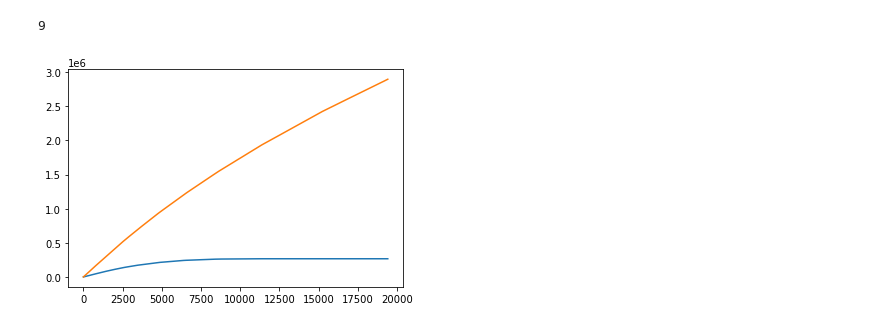
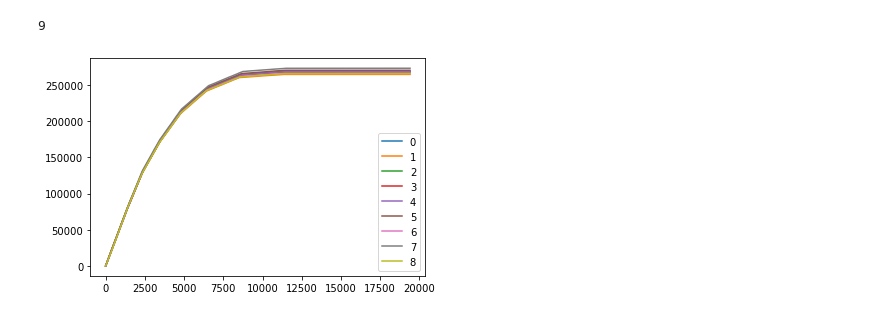
Before and after one commit to wzjzzz/bandit, a Jupyter notebook: bandit-main_v2/bandit-bmo_code.ipynb, the cells around one changed output. Saved outputs shown, nothing was run; the diff lists cells and outputs as text; code cells hidden in the pictures.

```diff
--- a/bandit-main_v2/bandit-bmo_code.ipynb
+++ b/bandit-main_v2/bandit-bmo_code.ipynb
@@ -386,14 +375,3 @@ for j in range(len(rewards)):
 
     regrets_bmoz.append( regret_tmp )
     delta_regrets_bmoz.append( delta_regret_tmp )
-# %%
-data_delta = np.cumsum( delta_regrets_bmoz[0] )
-data = np.cumsum(regrets_bmoz[0])
-plt.plot( data_delta )
-plt.plot(data)
-plt.show()
-np.savetxt('bmo_zooming_delta.csv',data_delta)
-# plt.plot( np.cumsum( regrets_bmoz[0] ) )
-np.savetxt('bmo_zooming.csv', data)
-# %% [output]
-[figure, removed]
@@ -409 +378,17 @@ np.savetxt('bmo_zooming.csv', data)
+# %%
+# for i in range(dummy):
+#     data_delta = np.cumsum( regrets_bmoz[i] )
+#     data = np.cumsum(regrets_bmoz[i])
+#     plt.plot( data_delta, label='{}'.format(i) )
+# plt.legend()
+# plt.show()
+
+for i in range(dummy):
+    data_delta = np.cumsum( delta_regrets_bmoz[i] )
+    data = np.cumsum(regrets_bmoz[i])
+    plt.plot( data_delta, label='{}'.format(i) )
+plt.legend()
+plt.show()
+# %% [output]
+[figure, added]
 # %%
```
Also changed, not shown: parts of 12 cells of this notebook, 19 other files.
